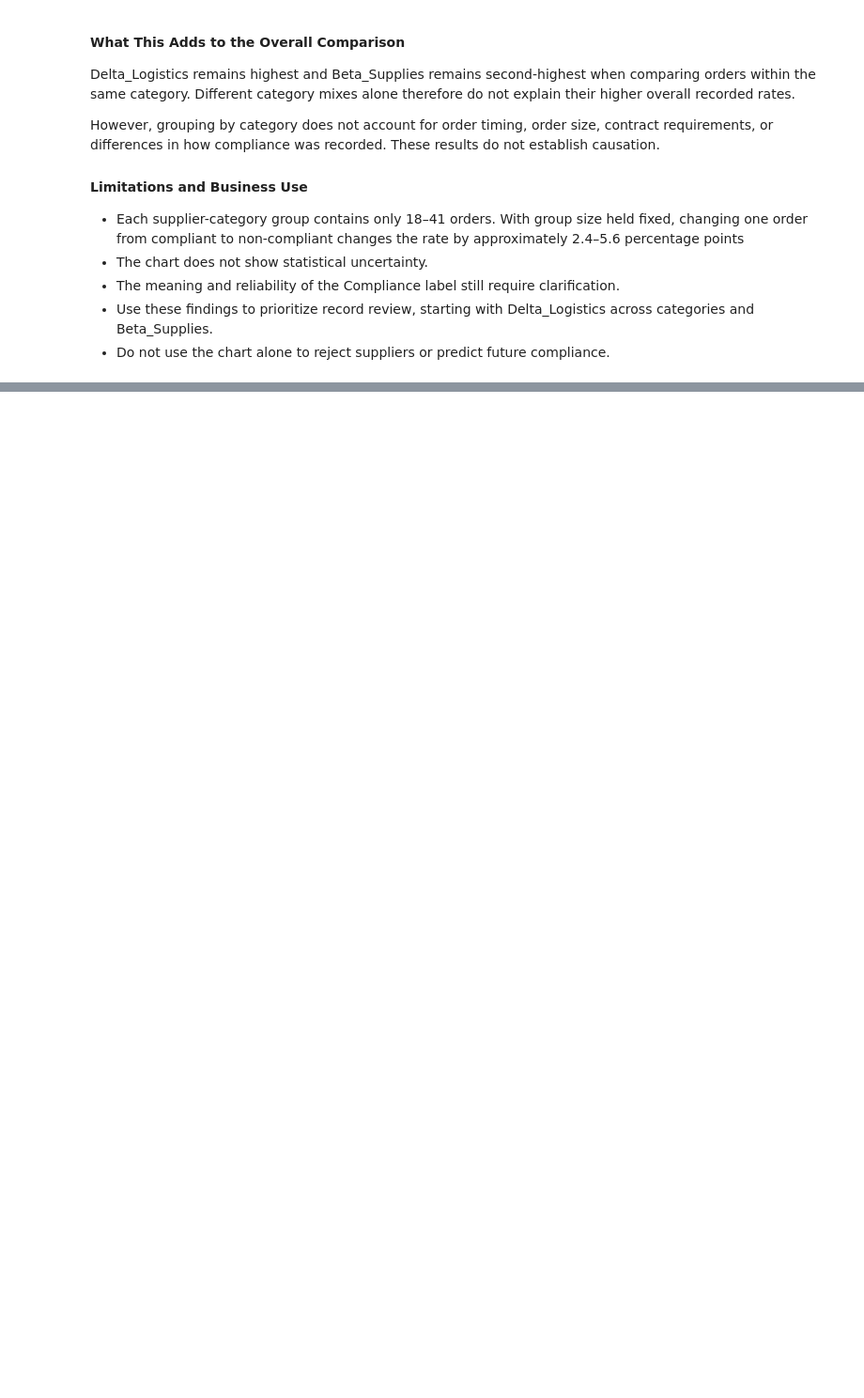
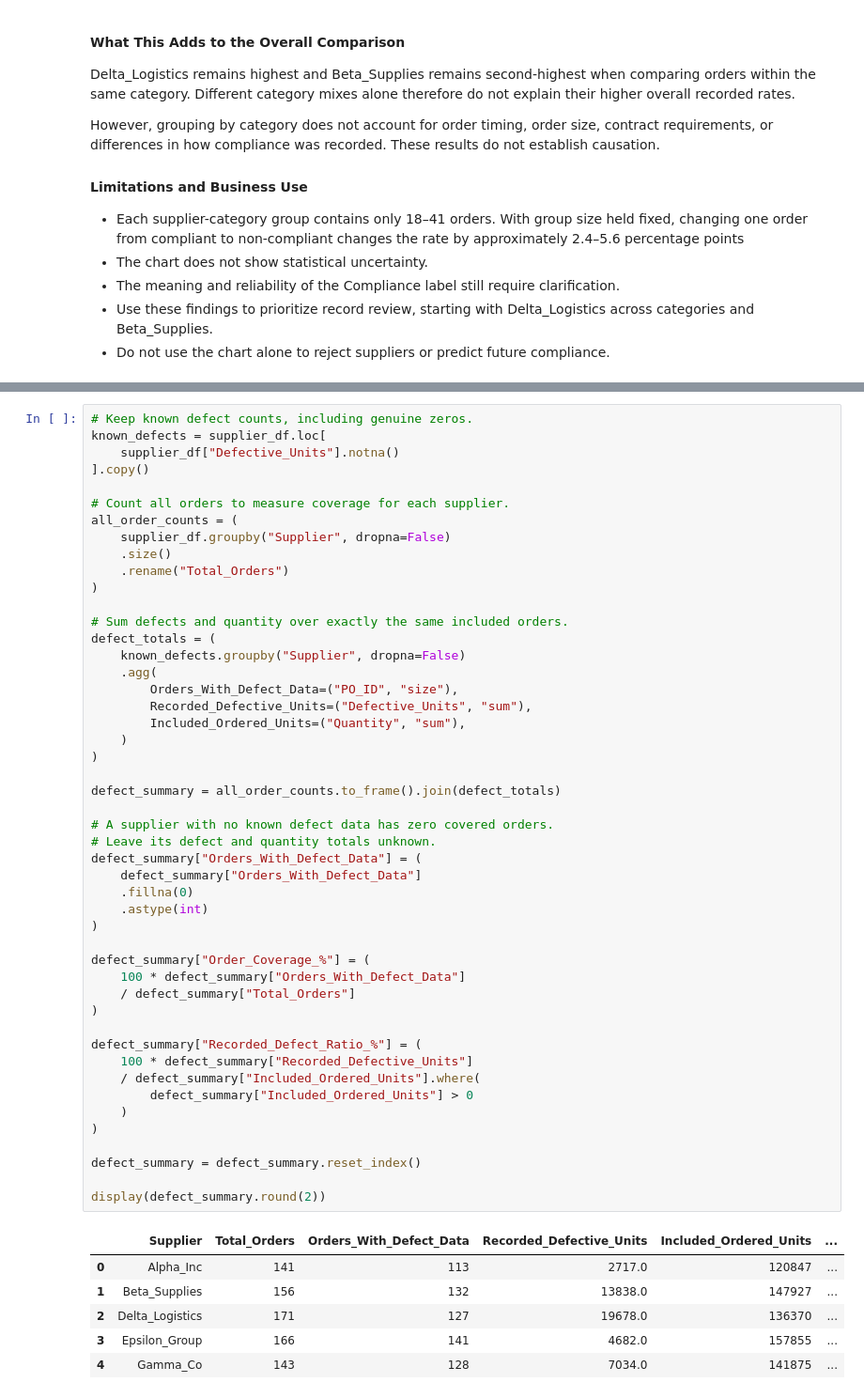
Before and after one commit to ahmasaidMDT/procuresight-ai, a Jupyter notebook: notebooks/03_supplier_analytics.ipynb, the cells around one changed output, grey strips where cells are left out. Shown at 94% size. Saved outputs shown, nothing was run; the diff lists cells and outputs as text; blank space fills up the shorter version.

Commit message:
Add supplier defect analysis, coverage, and summary exports

```diff
--- a/notebooks/03_supplier_analytics.ipynb
+++ b/notebooks/03_supplier_analytics.ipynb
@@ -430,0 +455,55 @@ was recorded. These results do not establish causation.
+# %%
+# Keep known defect counts, including genuine zeros.
+known_defects = supplier_df.loc[
+    supplier_df["Defective_Units"].notna()
+].copy()
+
+# Count all orders to measure coverage for each supplier.
+all_order_counts = (
+    supplier_df.groupby("Supplier", dropna=False)
+    .size()
+    .rename("Total_Orders")
+)
+
+# Sum defects and quantity over exactly the same included orders.
+defect_totals = (
+    known_defects.groupby("Supplier", dropna=False)
+    .agg(
+        Orders_With_Defect_Data=("PO_ID", "size"),
+        Recorded_Defective_Units=("Defective_Units", "sum"),
+        Included_Ordered_Units=("Quantity", "sum"),
+    )
+)
+
+defect_summary = all_order_counts.to_frame().join(defect_totals)
+
+# A supplier with no known defect data has zero covered orders.
+# Leave its defect and quantity totals unknown.
+defect_summary["Orders_With_Defect_Data"] = (
+    defect_summary["Orders_With_Defect_Data"]
+    .fillna(0)
+    .astype(int)
+)
+
+defect_summary["Order_Coverage_%"] = (
+    100 * defect_summary["Orders_With_Defect_Data"]
+    / defect_summary["Total_Orders"]
+)
+
+defect_summary["Recorded_Defect_Ratio_%"] = (
+    100 * defect_summary["Recorded_Defective_Units"]
+    / defect_summary["Included_Ordered_Units"].where(
+        defect_summary["Included_Ordered_Units"] > 0
+    )
+)
+
+defect_summary = defect_summary.reset_index()
+
+display(defect_summary.round(2))
+# %% [output]
+|  | Supplier | Total_Orders | Orders_With_Defect_Data | Recorded_Defective_Units | Included_Ordered_Units | ... |
+| 0 | Alpha_Inc | 141 | 113 | 2717.0 | 120847 | ... |
+| 1 | Beta_Supplies | 156 | 132 | 13838.0 | 147927 | ... |
+| 2 | Delta_Logistics | 171 | 127 | 19678.0 | 136370 | ... |
+| 3 | Epsilon_Group | 166 | 141 | 4682.0 | 157855 | ... |
+| 4 | Gamma_Co | 143 | 128 | 7034.0 | 141875 | ... |
```
Also changed, not shown: parts of 10 cells of this notebook.
